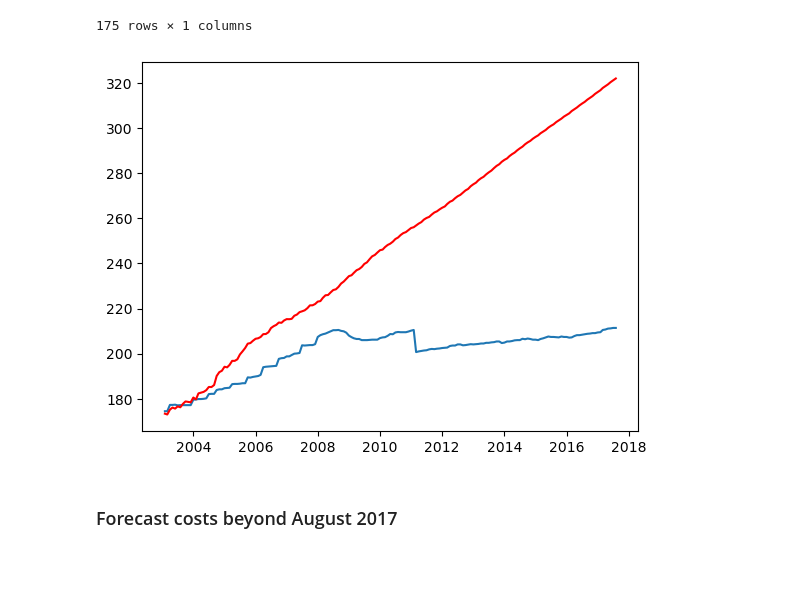
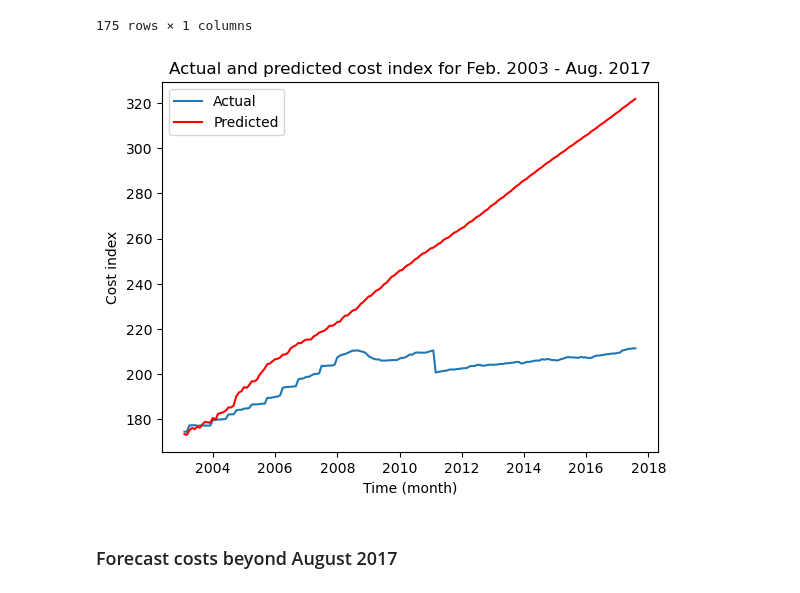
Before and after one commit to coharaCNJ/M.Sc.-Data-Analytics-Semester-1-CA1, a Jupyter notebook: 2_Statistical_analysis_and_forecasting_and_dashboard.ipynb, the cells around one changed output. Cells and saved outputs as stored; diff of their text form; code cells hidden in the pictures; blank space fills up the shorter version.

```diff
--- a/Statistical_analysis_and_forecasting_and_dashboard.ipynb
+++ b/2_Statistical_analysis_and_forecasting_and_dashboard.ipynb
@@ -474,9 +481,13 @@ predictions_df
 # %%
 plt.plot(test)
 plt.plot(predictions_df, color='red')
+plt.title("Actual and predicted cost index for Feb. 2003 - Aug. 2017")
+plt.xlabel("Time (month)")
+plt.ylabel("Cost index")
+plt.legend(["Actual", "Predicted"])
 plt.show()
 # %% [output]
-[figure, old version]
+[figure, new version]
 # %% [markdown]
 ### Forecast costs beyond August 2017
 # %%
```
Also changed, not shown: parts of 29 cells of this notebook, 2 other files.
